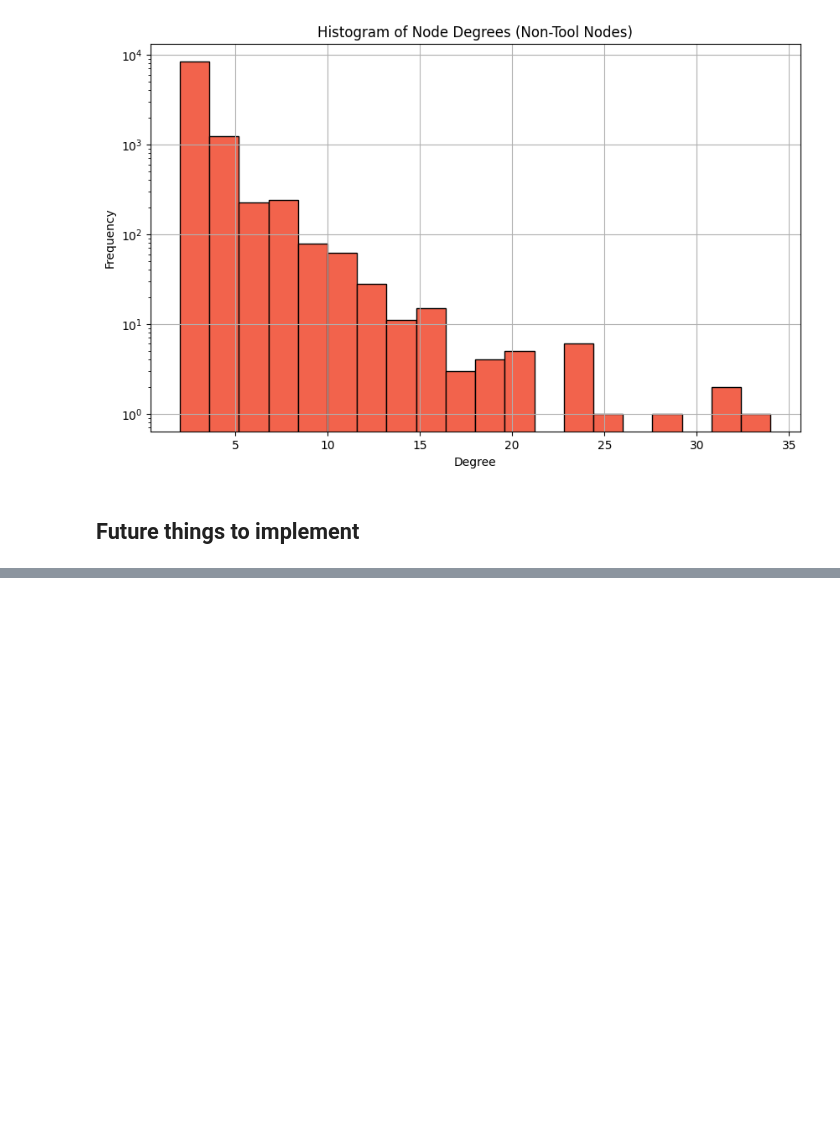
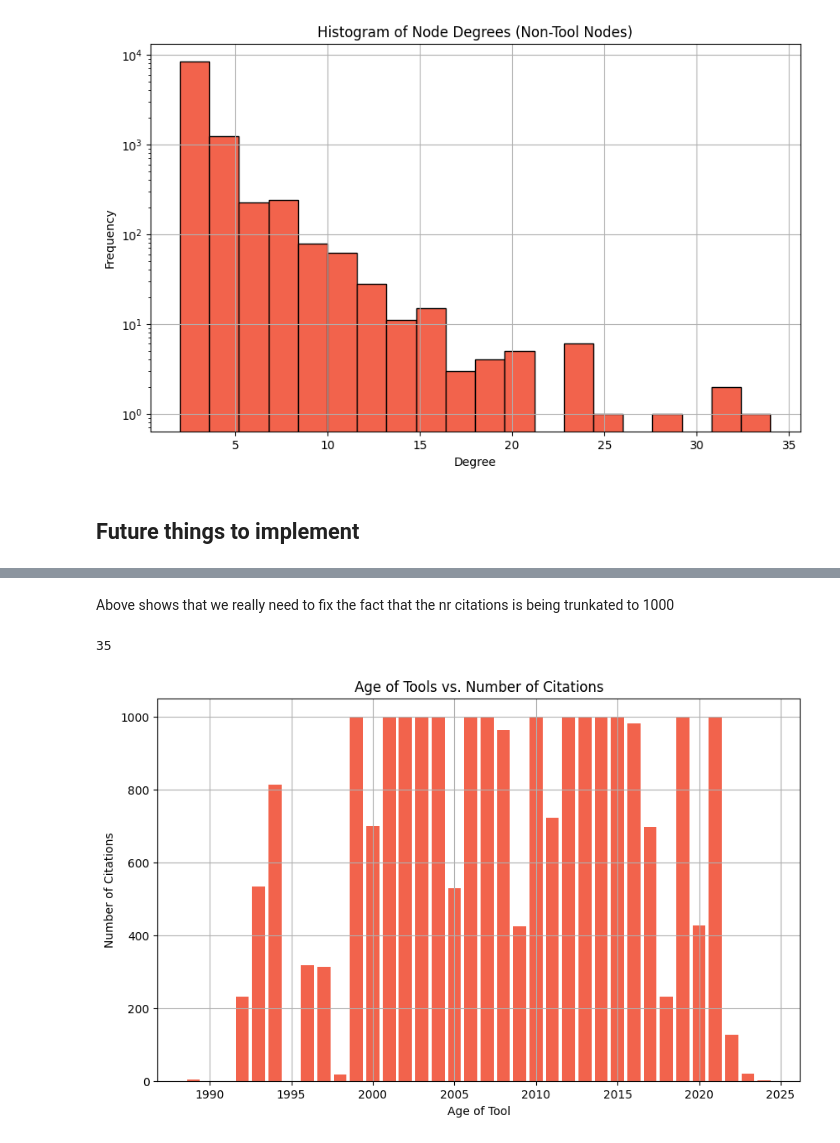
Before and after one commit to Workflomics/workflomics-QCmetric, a Jupyter notebook: stat_visualisation.ipynb, the cells around one changed output, grey strips where cells are left out. Cells and saved outputs as stored; diff of their text form; code cells hidden in the pictures; blank space fills up the shorter version.

```diff
--- a/stat_visualisation.ipynb
+++ b/stat_visualisation.ipynb
@@ -229,0 +259,26 @@ plt.show()
+# %% [markdown]
+Above shows that we really need to fix the fact that the nr citations is being trunkated to 1000
+# %%
+
+ages = []
+citations = []
+
+for tool, age in publication_dates.items():
+    if str(tool) in nr_citations and age != 'None':
+        ages.append(int(age))
+        citations.append(nr_citations[str(tool)])
+
+spread = max(ages) - min(ages)
+print(spread)
+
+# Scatter plot to show correlation
+plt.figure(figsize=(10, 6))
+plt.bar(ages, citations)
+plt.title('Age of Tools vs. Number of Citations')
+plt.xlabel('Age of Tool')
+plt.ylabel('Number of Citations')
+plt.grid(True)
+plt.show()
+# %% [output]
+35
+[figure, added]
```
Also changed, not shown: parts of 8 cells of this notebook.
